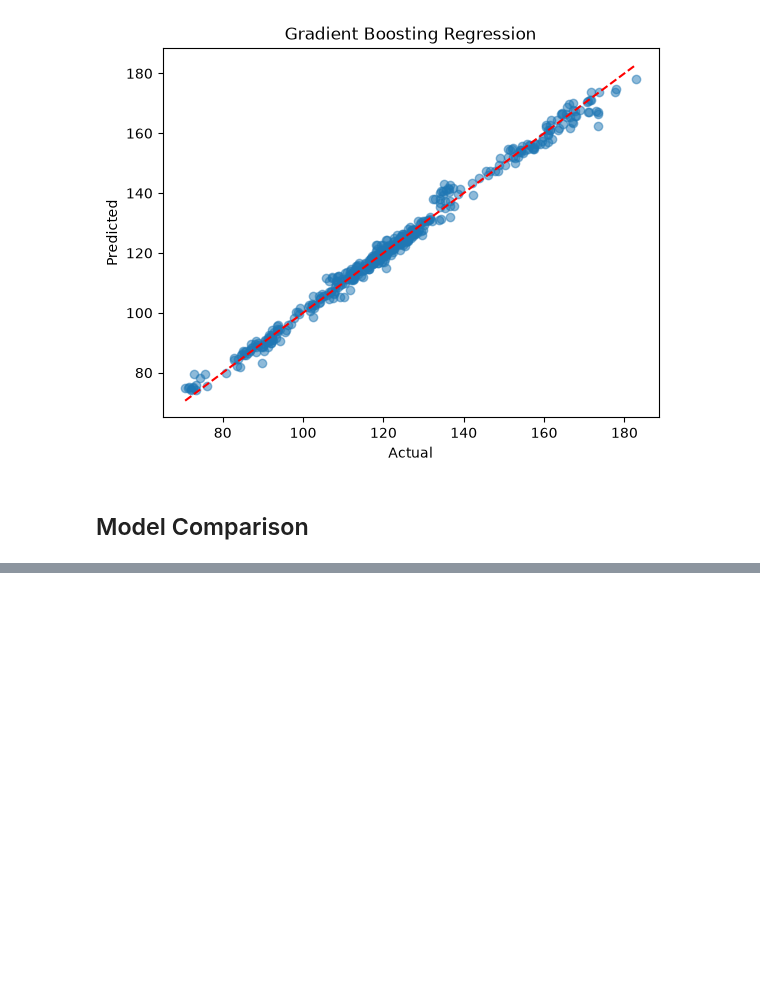
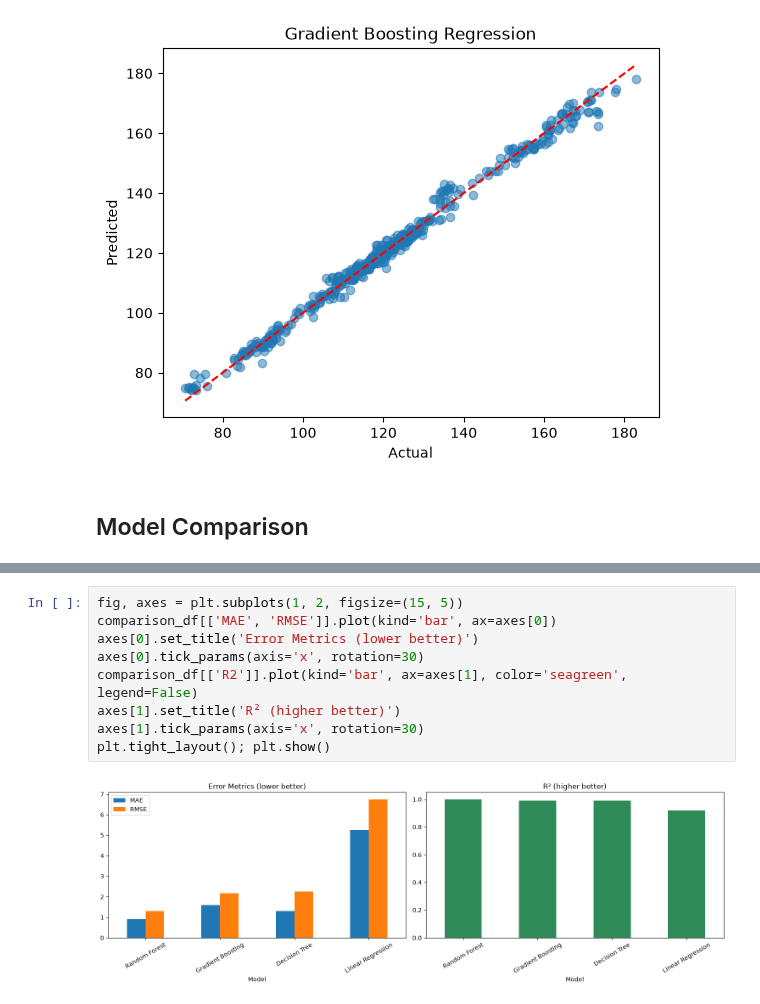
Before and after one commit to imgabrielas/Not-So-Small-ML, a Jupyter notebook: gold-price-prediction/notebook.ipynb, the cells around one changed output, grey strips where cells are left out. Cells and saved outputs as stored; diff of their text form; blank space fills up the shorter version.

```diff
--- a/gold-price-prediction/notebook.ipynb
+++ b/gold-price-prediction/notebook.ipynb
@@ -323,0 +336,11 @@ plt.show()
+# %%
+fig, axes = plt.subplots(1, 2, figsize=(15, 5))
+comparison_df[['MAE', 'RMSE']].plot(kind='bar', ax=axes[0])
+axes[0].set_title('Error Metrics (lower better)')
+axes[0].tick_params(axis='x', rotation=30)
+comparison_df[['R2']].plot(kind='bar', ax=axes[1], color='seagreen', legend=False)
+axes[1].set_title('R² (higher better)')
+axes[1].tick_params(axis='x', rotation=30)
+plt.tight_layout(); plt.show()
+# %% [output]
+[figure, added]
```
Also changed, not shown: parts of 12 cells of this notebook.
